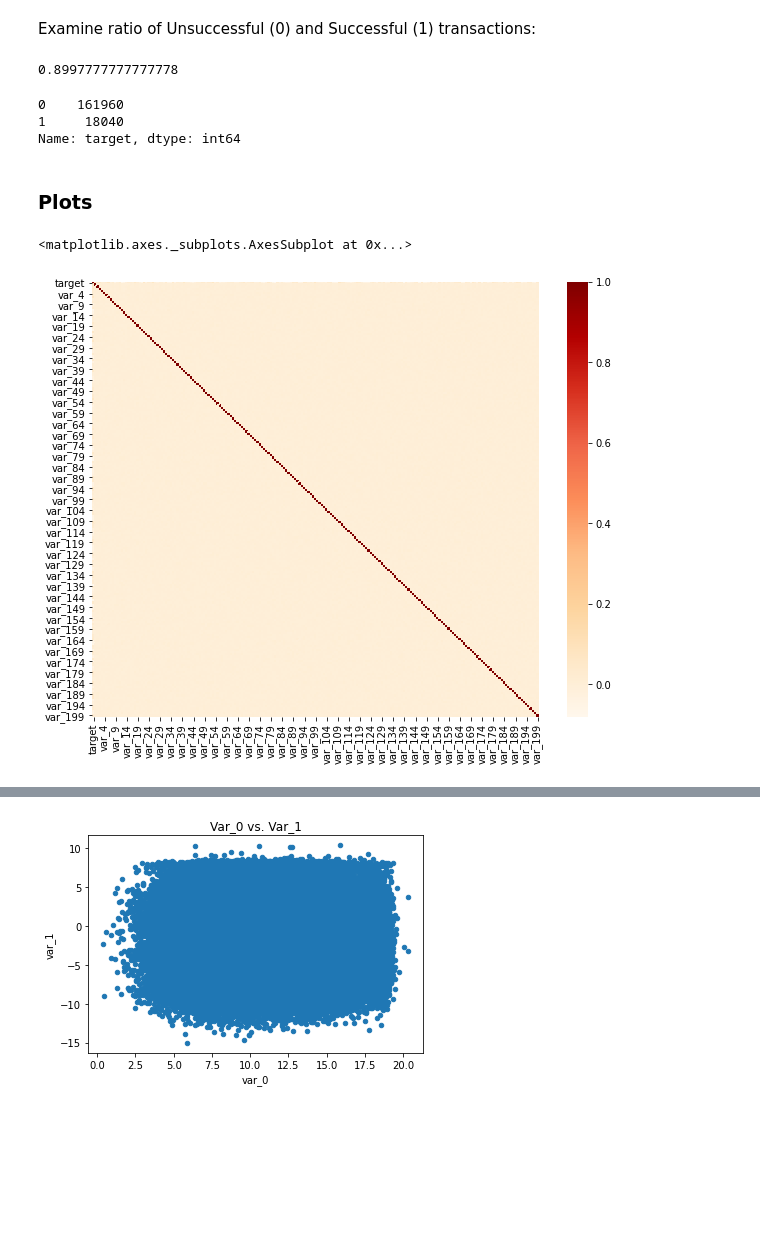
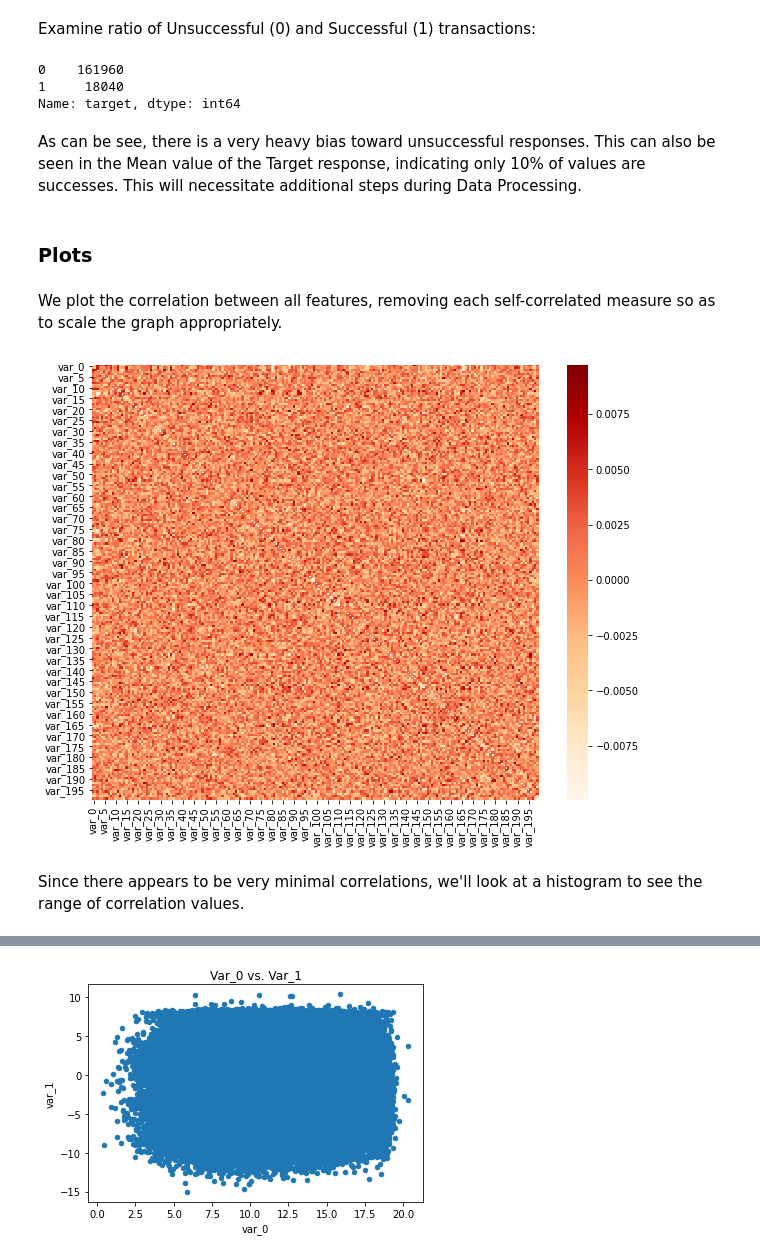
Before and after one commit to kengustafson/DD-DataScience, a Jupyter notebook: Project_1.ipynb, the cells around one changed output, grey strips where cells are left out. Cells and saved outputs as stored; diff of their text form; code cells hidden in the pictures; blank space fills up the shorter version.

```diff
--- a/Project_1.ipynb
+++ b/Project_1.ipynb
@@ -143,24 +143,29 @@ train_clean.describe()
 8 rows × 201 columns
 # %% [markdown]
 Examine ratio of Unsuccessful (0) and Successful (1) transactions:
-# %%
-sum(train_clean['target']==0) / (sum(train_clean['target']) + sum(train_clean['target']==0))
-# %% [output]
-0.8997777777777778
 # %%
 train_clean['target'].value_counts()
 # %% [output]
 0    161960
 1     18040
 Name: target, dtype: int64
+# %% [markdown]
+As can be see, there is a very heavy bias toward unsuccessful responses.  This can also be seen in the Mean value of the Target response, indicating only 10% of values are successes.  This will necessitate additional steps during Data Processing.
 # %% [markdown]
 ### Plots
+# %% [markdown]
+We plot the correlation between all features, removing each self-correlated measure so as to scale the graph appropriately.
 # %%
+var_corrs = train_clean.corr().iloc[1:, 1:]
+
+var_corrs_sans_ones = var_corrs[var_corrs < 1]
+
 plt.figure(figsize=(10,8))
-sns.heatmap(train_clean.corr(), cmap='OrRd', annot=False)
+sns.heatmap(var_corrs_sans_ones, cmap='OrRd', annot=False);
 # %% [output]
-<matplotlib.axes._subplots.AxesSubplot at 0x...>
-[figure, old version]
+[figure, new version]
+# %% [markdown]
+Since there appears to be very minimal correlations, we'll look at a histogram to see the range of correlation values.
 # %%
 plt.figure(figsize=(10,8))
 
```
Also changed, not shown: parts of 48 cells of this notebook.
